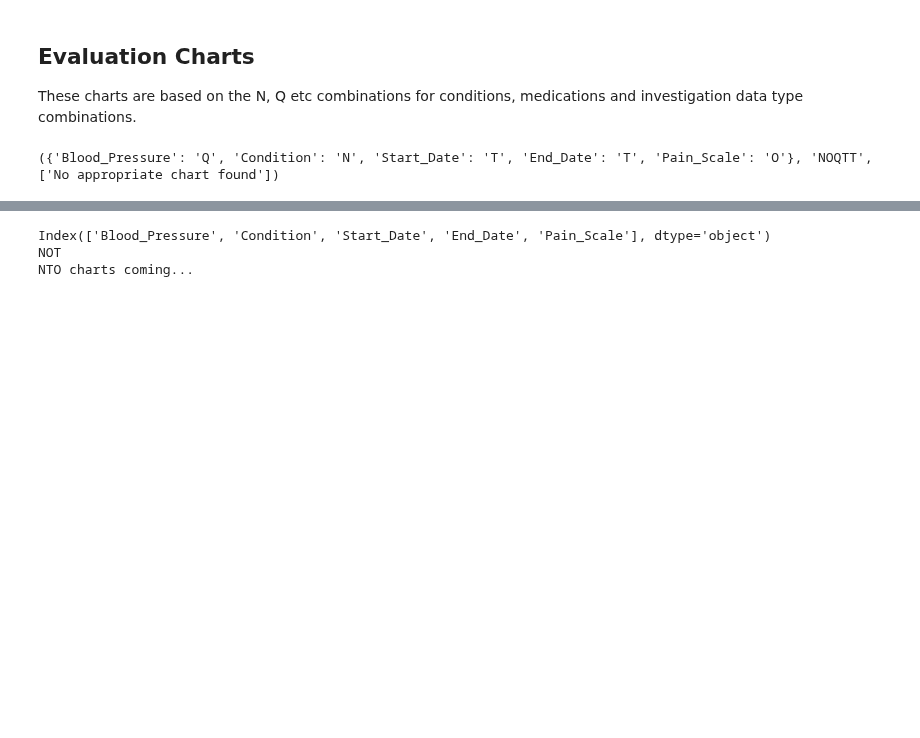
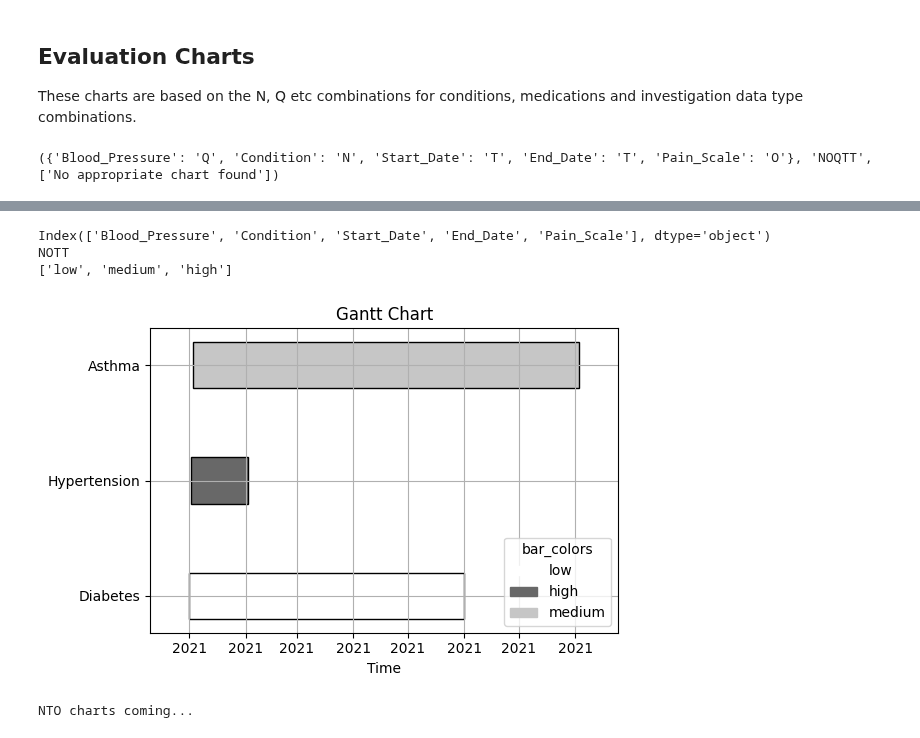
Before and after one commit to layik/dynairxvis, a Jupyter notebook: notebooks/get_started.ipynb, the cells around one changed output, grey strips where cells are left out. Drawn from its saved outputs; the diff is of its cells as text; code cells hidden in the pictures; blank space fills up the shorter version.

```diff
--- a/notebooks/get_started.ipynb
+++ b/notebooks/get_started.ipynb
@@ -120,10 +118,12 @@ NTT
 # %%
 ############################## NOT
 print(df.columns)
-plot_charts(df, column_refs=['Start_Date', 'Pain_Scale', 'Condition'])
+plot_charts(df, column_refs=['Start_Date', 'End_Date', 'Pain_Scale', 'Condition'])
 # %% [output]
 Index(['Blood_Pressure', 'Condition', 'Start_Date', 'End_Date', 'Pain_Scale'], dtype='object')
-NOT
-NTO charts coming...
+NOTT
+['low', 'medium', 'high']
+[figure, added]
+NTO charts coming...
 # %%
 ############################## NQT
```
Also changed, not shown: parts of 6 cells of this notebook, 5 other files.
